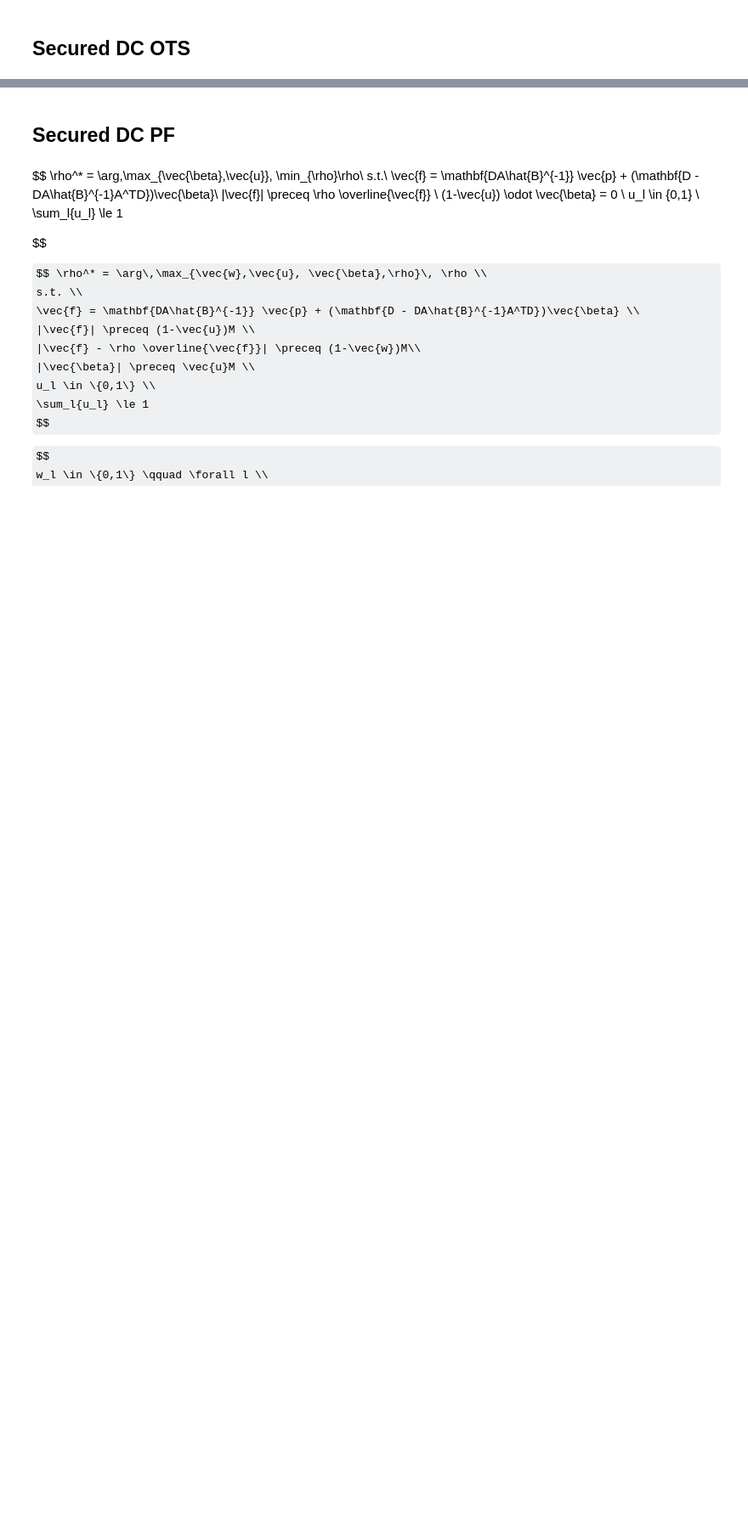
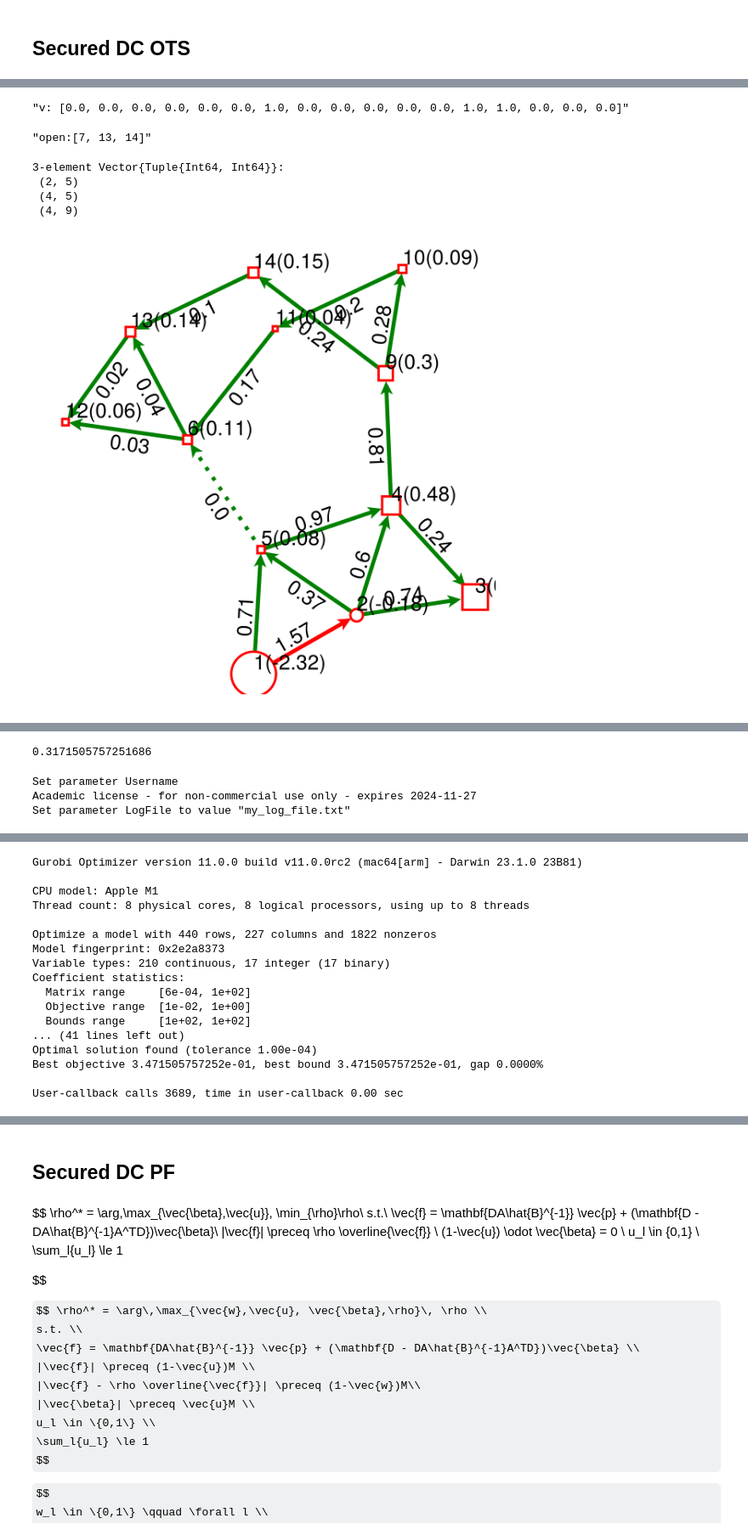
Before and after one commit to BenoitJeanson/topo_sandbox, a Jupyter notebook: Simons_approach.ipynb, the cells around one changed output, grey strips where cells are left out. Shown at 85% size. Cells and saved outputs as stored; diff of their text form; code cells hidden in the pictures; some formulas as TeX source; blank space fills up the shorter version.

```diff
--- a/Simons_approach.ipynb
+++ b/Simons_approach.ipynb
@@ -502,16 +583,0 @@ add_constraint(g, b->b.p_max=1)
-# %%
-contingencies = [1, 3, 4, 6, 7, 9, 10, 11, 13, 14, 15]
-g[1,2].p_max = 1.5
-model = secured_dc_OTS_optim_direct(g, 1:2)
-optimize!(model)
-display(solution_summary(model))
-display(model)
-# display(latex_formulation(model))
-# println(value.(model[:α][17]))
-display("ρ: $(value.(model[:ρ]))")
-display("γ: $(value.(model[:γ]))")
-display("v: $(value.(model[:v]))")
-display([collect(edge_labels(g))[i] for i in 1:ne(g) if value.(model[:v][i])==1 ])
-
-# display("ϕ: $(value.(model[:ϕ]))")
-# display("c_flows: $(value.(model[:c_flows]))")
@@ -598,0 +584,39 @@ CairoMakie.Screen{IMAGE}
+# %%
+# contingencies = [1, 3, 4, 6, 7, 9, 10, 11, 13, 14, 15]
+contingencies = [11, 6, 3, 10, 15, 4, 2, 5]
+contingencies = [1, 14]
+g[1,2].p_max = 1
+model = secured_dc_OTS_optim_direct(g, contingencies, is_single_ρ=false, ρ_min_bound=1., n_1_connectedness = false)
+optimize!(model)
+# display(latex_formulation(model))
+display("v: $(value.(model[:v]))")
+openings = [i for (i,v) in enumerate(value.(model[:v])) if v == 1]
+display("open:$openings")
+display([collect(edge_labels(g))[i] for i in 1:ne(g) if value.(model[:v][i])==1 ])
+
+trip = 1
+
+dc_flow!(g, trip = trip)
+draw(g, trip = trip)#, fig_size = (1300,1300), font_size = 10)
+dc_flow!(g, outages = openings)
+draw(g, outages = openings)
+dc_flow!(g, outages = openings, trip = trip)
+draw(g, outages = openings, trip = trip)
+
+# display(solution_summary(model))
+
+overload = value(model[:overload])
+# the_edges = collect(edges(g))
+display(overload)
+# display(["outage:$c, edge:$e, value flows:$(value(model[:flows][c, e])), max: $(e_index_for(g, the_edges[e]).p_max)"
+#     for c in 1:length(contingencies) + 1
+#     for e in 1:ne(g)
+#     if isapprox(abs(value(model[:flows][c, e])) / e_index_for(g, the_edges[e]).p_max, abs(ρ))])
+# %% [output]
+"v: [0.0, 0.0, 0.0, 0.0, 0.0, 0.0, 1.0, 0.0, 0.0, 0.0, 0.0, 0.0, 1.0, 1.0, 0.0, 0.0, 0.0]"
+"open:[7, 13, 14]"
+3-element Vector{Tuple{Int64, Int64}}:
+ (2, 5)
+ (4, 5)
+ (4, 9)
+[figure, added]
@@ -598,0 +625,4 @@ CairoMakie.Screen{IMAGE}
+0.3171505757251686
+Set parameter Username
+Academic license - for non-commercial use only - expires 2024-11-27
+Set parameter LogFile to value "my_log_file.txt"
@@ -598,0 +633,17 @@ CairoMakie.Screen{IMAGE}
+Gurobi Optimizer version 11.0.0 build v11.0.0rc2 (mac64[arm] - Darwin 23.1.0 23B81)
+
+CPU model: Apple M1
+Thread count: 8 physical cores, 8 logical processors, using up to 8 threads
+
+Optimize a model with 440 rows, 227 columns and 1822 nonzeros
+Model fingerprint: 0x2e2a8373
+Variable types: 210 continuous, 17 integer (17 binary)
+Coefficient statistics:
+  Matrix range     [6e-04, 1e+02]
+  Objective range  [1e-02, 1e+00]
+  Bounds range     [1e+02, 1e+02]
+... (41 lines left out)
+Optimal solution found (tolerance 1.00e-04)
+Best objective 3.471505757252e-01, best bound 3.471505757252e-01, gap 0.0000%
+
+User-callback calls 3689, time in user-callback 0.00 sec
```
Also changed, not shown: parts of 24 cells of this notebook, 2 other files.
